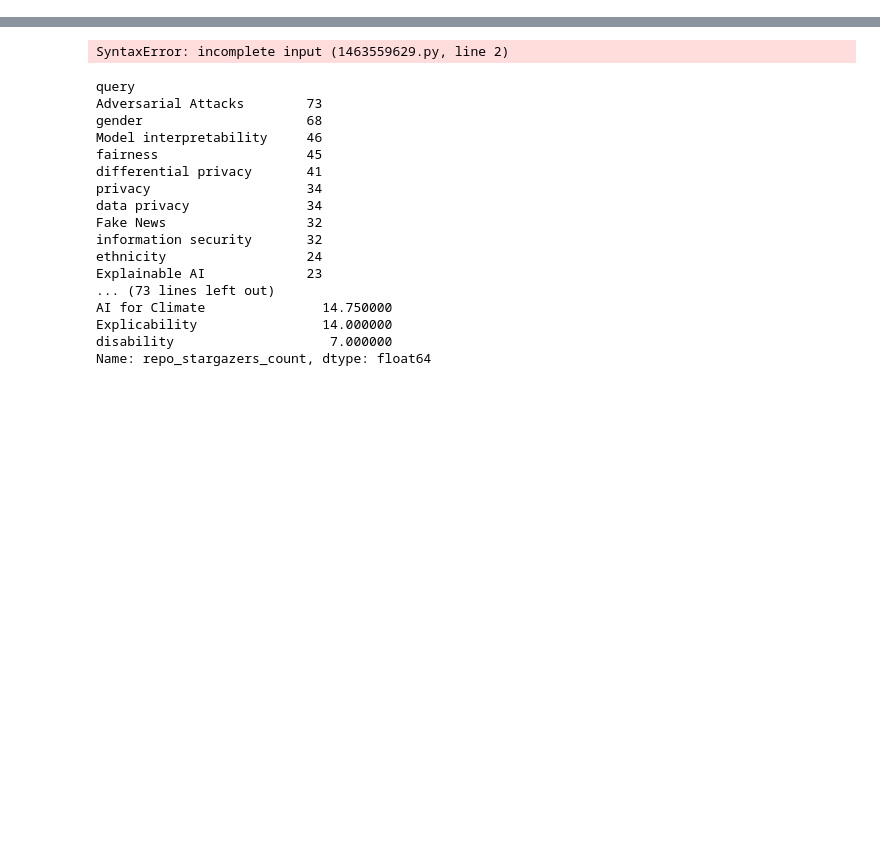
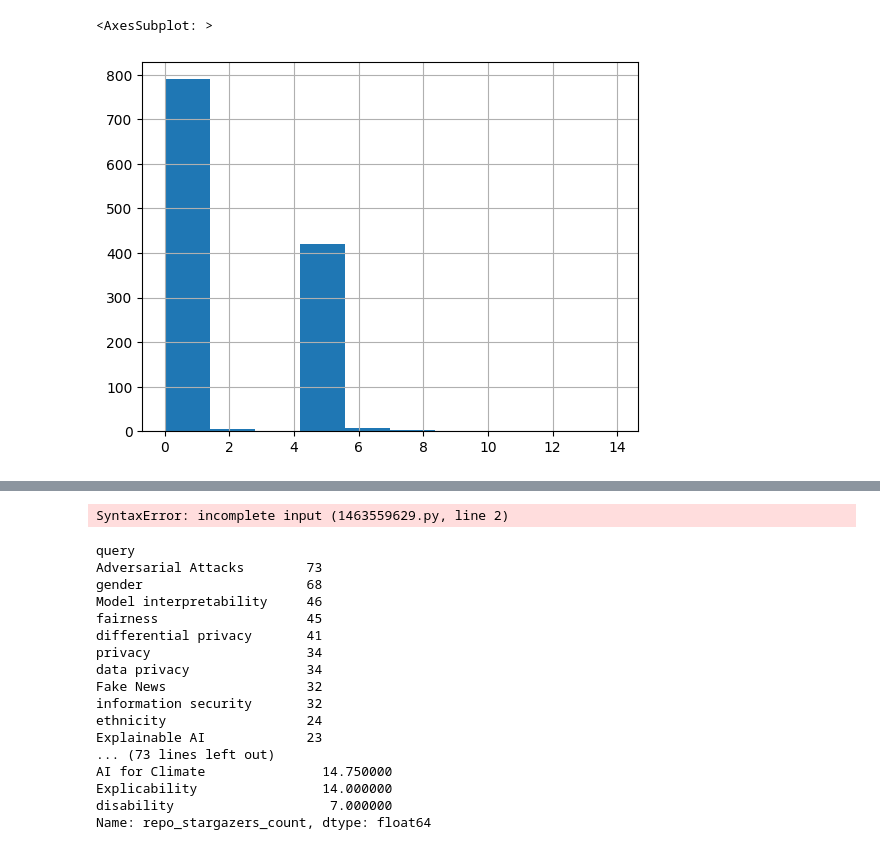
Before and after one commit to quickscaleai/opensource_ai_sourcing, a Jupyter notebook: notebook/Repo Analysis.ipynb, the cells around one changed output, grey strips where cells are left out. Saved outputs shown, nothing was run; the diff lists cells and outputs as text; code cells hidden in the pictures; blank space fills up the shorter version.

```diff
--- a/notebook/Repo Analysis.ipynb
+++ b/notebook/Repo Analysis.ipynb
@@ -4,5 +5,5 @@ import numpy as np
 # %%
-repositories = pd.read_csv("query.save.csv", index_col=0).drop_duplicates("repo_id")
+repositories = pd.read_csv("../data/scores.save.csv", index_col=0).drop_duplicates("repo_id")
 # %%
 # Repo per Categories
 # %%
@@ -17,0 +29,5 @@ Name: taxo_category, dtype: int64
+# %%
+repositories[repositories.is_big_company == 0].score.hist()
+# %% [output]
+<AxesSubplot: >
+[figure, added]
```
Also changed, not shown: parts of 5 cells of this notebook, 6 other files.
